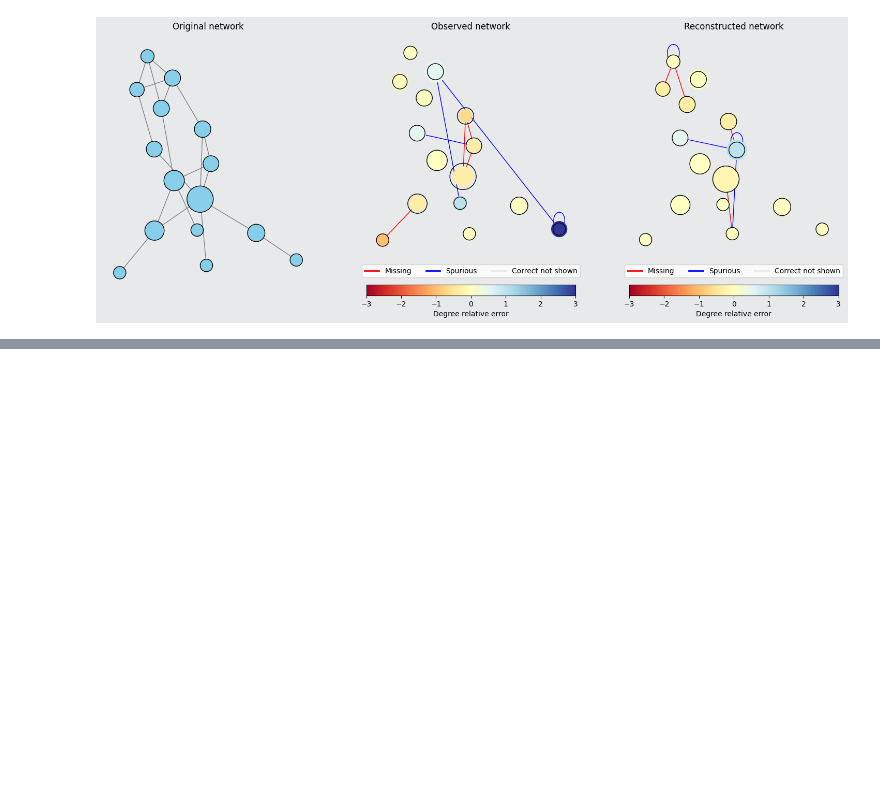
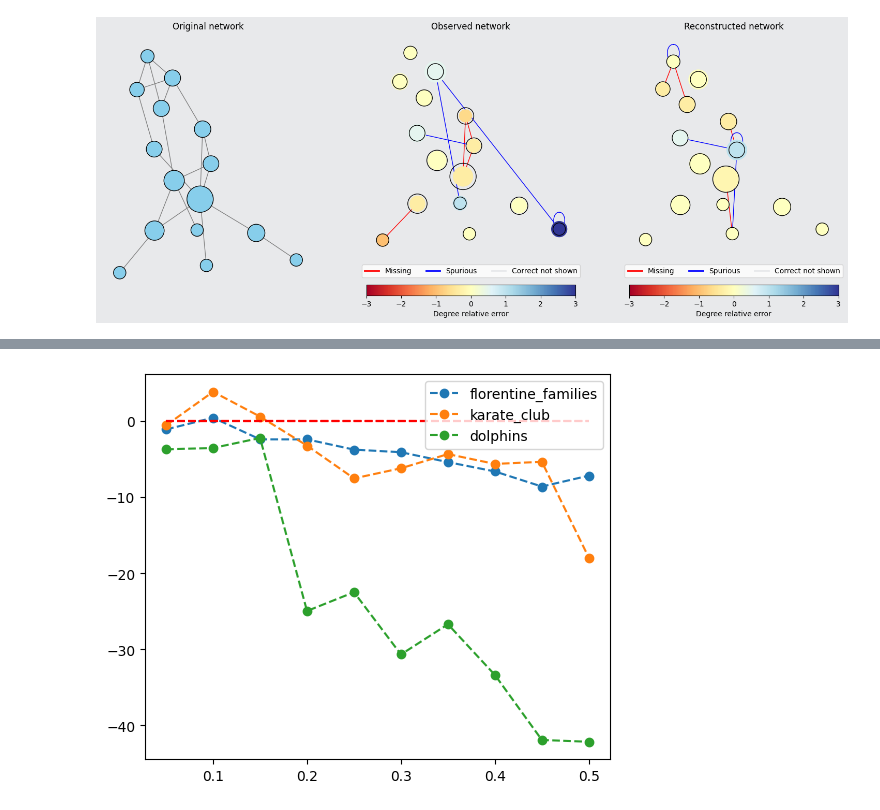
Before and after one commit to paololapo/NetworkReconstruction, a Jupyter notebook: MCMC.ipynb, the cells around one changed output, grey strips where cells are left out. Saved outputs shown, nothing was run; the diff lists cells and outputs as text; code cells hidden in the pictures; blank space fills up the shorter version.

```diff
--- a/MCMC.ipynb
+++ b/MCMC.ipynb
@@ -537,0 +588,15 @@ fig.show()
+# %%
+networks = ["florentine_families", "karate_club", "dolphins"]
+p_vec_net = np.arange(0.05, 0.55, 0.05)
+
+fig, ax = plt.subplots(1, 1, figsize=(6, 5))
+for i, net in enumerate(networks):
+    with open(f"./logs/scan_{net}.pkl", "rb") as file:
+        results = pickle.load(file)
+
+    ax.plot(p_vec_net, results["network"], 'o--', label=net)
+    ax.hlines(0, p_vec_net[0], p_vec_net[-1], color='red', linestyle='--')
+
+    ax.legend()
+# %% [output]
+[figure, added]
```
Also changed, not shown: parts of 5 cells of this notebook.
